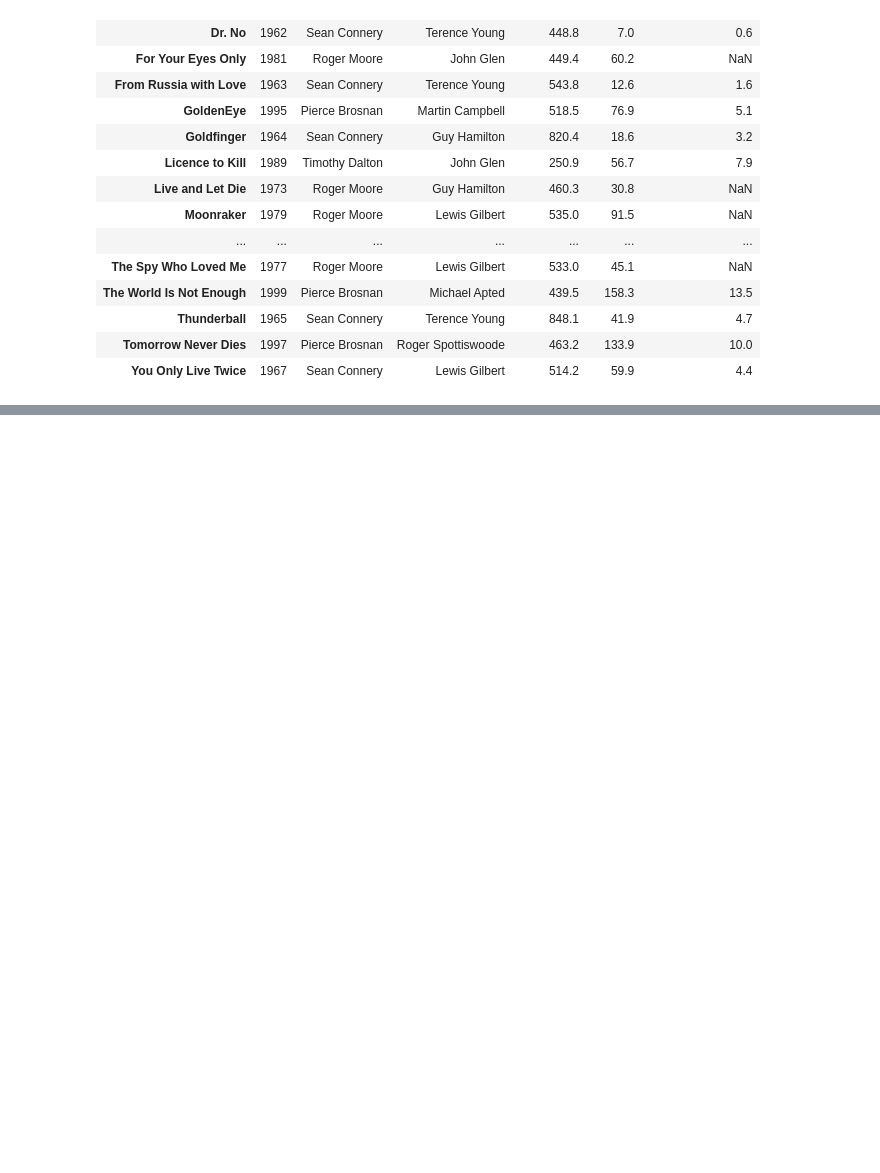
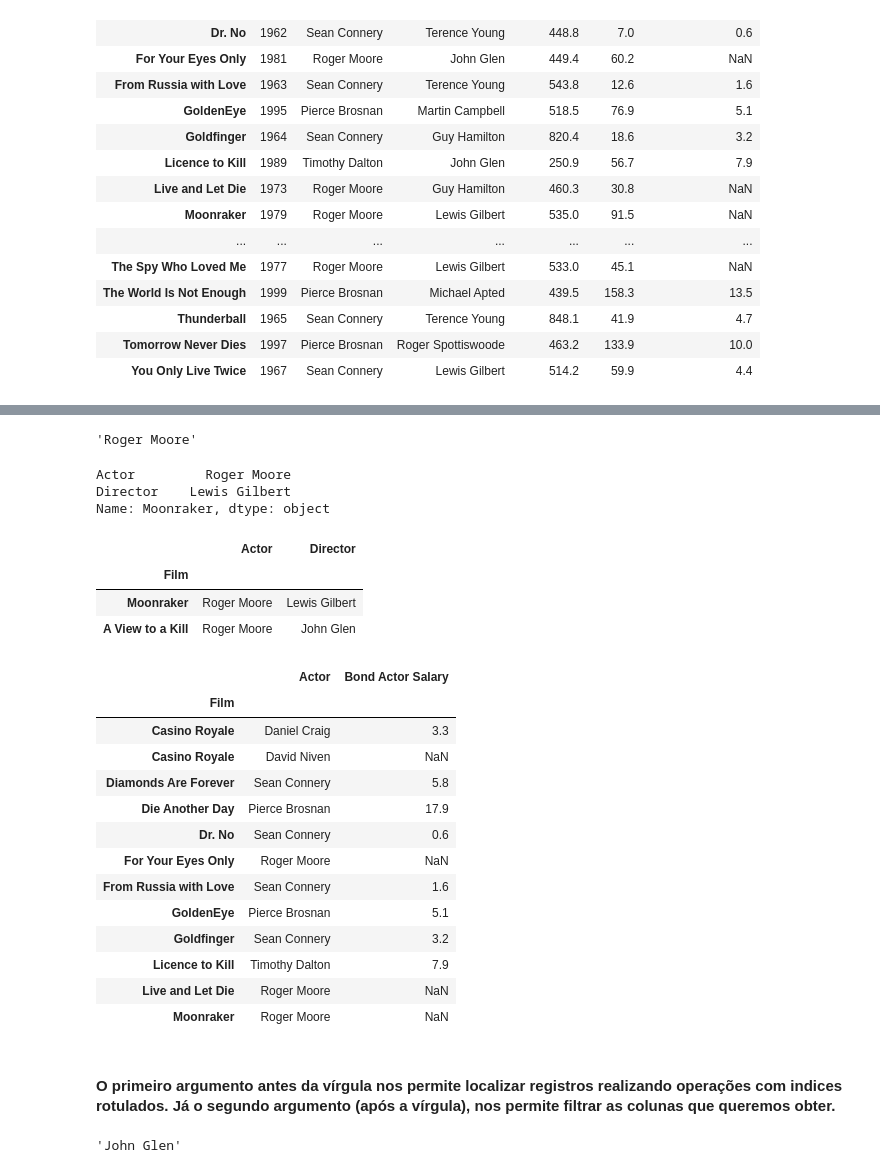
Before and after one commit to lukemariano/-I-love-pandas, a Jupyter notebook: pandas/Dataframe3_data_extraction.ipynb, the cells around one changed output, grey strips where cells are left out. Saved outputs shown, nothing was run; the diff lists cells and outputs as text; code cells hidden in the pictures; blank space fills up the shorter version.

Commit message:
personalizando a filtragem de dados (filtrando colunas) com os acessadores 'loc' e 'iloc'

```diff
--- a/pandas/Dataframe3_data_extraction.ipynb
+++ b/pandas/Dataframe3_data_extraction.ipynb
@@ -217,0 +220,5 @@ bond.iloc[3:]
+# %%
+bond = pd.read_csv("jamesbond.csv", index_col = "Film")
+bond.sort_index(inplace = True)
+bond["Year"] = bond["Year"].astype("int")
+bond.head(3)
@@ -217,0 +231,40 @@ bond.iloc[3:]
+# %%
+bond.loc["Moonraker", "Actor"] # o segundo argumento representa o valor da coluna que queremos extrair do rótulo em questão
+# %% [output]
+'Roger Moore'
+# %%
+bond.loc["Moonraker", ["Actor", "Director"]]
+# %% [output]
+Actor         Roger Moore
+Director    Lewis Gilbert
+Name: Moonraker, dtype: object
+# %%
+bond.loc[["Moonraker", "A View to a Kill"], ["Actor", "Director"]]
+# %% [output]
+|  | Actor | Director |
+| Film |  |  |
+| Moonraker | Roger Moore | Lewis Gilbert |
+| A View to a Kill | Roger Moore | John Glen |
+# %%
+bond.loc["Casino Royale":"Moonraker", ["Actor", "Bond Actor Salary"]]
+# %% [output]
+|  | Actor | Bond Actor Salary |
+| Film |  |  |
+| Casino Royale | Daniel Craig | 3.3 |
+| Casino Royale | David Niven | NaN |
+| Diamonds Are Forever | Sean Connery | 5.8 |
+| Die Another Day | Pierce Brosnan | 17.9 |
+| Dr. No | Sean Connery | 0.6 |
+| For Your Eyes Only | Roger Moore | NaN |
+| From Russia with Love | Sean Connery | 1.6 |
+| GoldenEye | Pierce Brosnan | 5.1 |
+| Goldfinger | Sean Connery | 3.2 |
+| Licence to Kill | Timothy Dalton | 7.9 |
+| Live and Let Die | Roger Moore | NaN |
+| Moonraker | Roger Moore | NaN |
+# %% [markdown]
+#### O primeiro argumento antes da vírgula nos permite localizar registros realizando operações com indices rotulados. Já o segundo argumento (após a vírgula), nos permite filtrar as colunas que queremos obter.
+# %%
+bond.iloc[14, 2]
+# %% [output]
+'John Glen'
```
Also changed, not shown: parts of 5 cells of this notebook.
